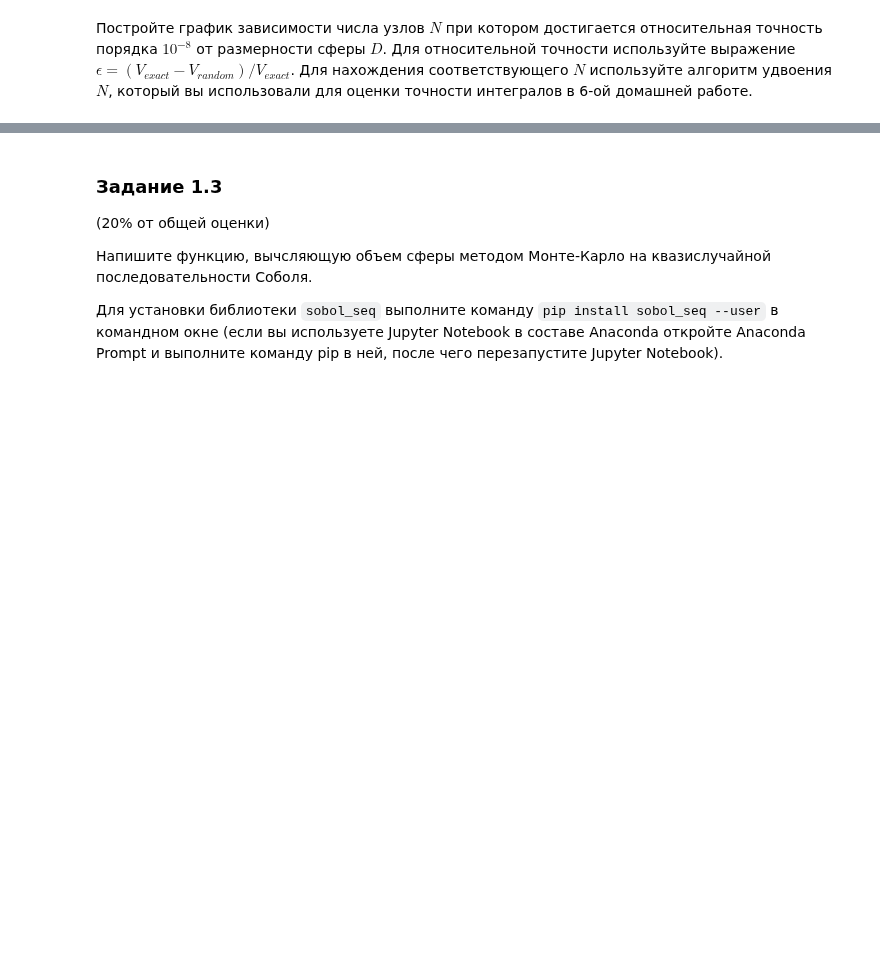
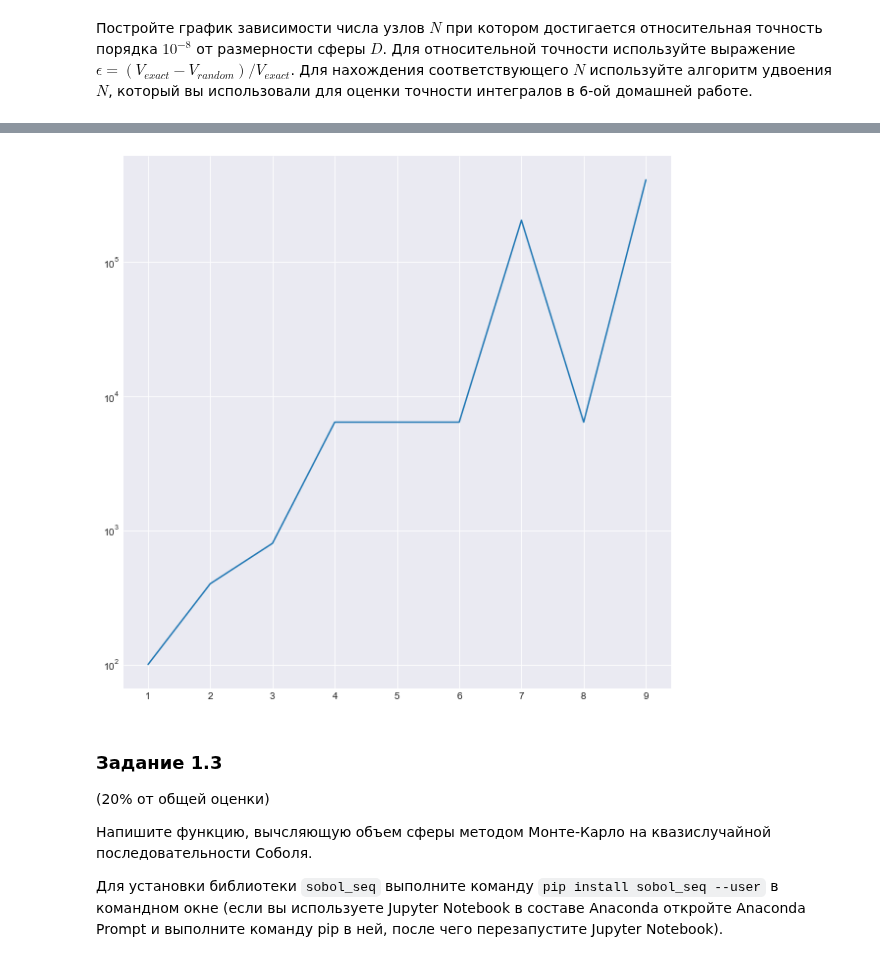
Before and after one commit to ev-br/CP2020, a Jupyter notebook: week_9_Monte-Carlo.ipynb, the cells around one changed output, grey strips where cells are left out. Saved outputs shown, nothing was run; the diff lists cells and outputs as text; code cells hidden in the pictures; blank space fills up the shorter version.

```diff
--- a/week_9_Monte-Carlo.ipynb
+++ b/week_9_Monte-Carlo.ipynb
@@ -62,7 +83,9 @@ def getSphereVolumePseudorandom(N, D, R = 1):
     Функция возвращает:
     V - float, объем сферы
     """
-    V = 1
+    randoms = np.random.uniform(low=-1, high=1, size=(D, N))
+    a = ((randoms ** 2).sum(axis=0) <= 1.)
+    V = ((2 * R) ** D) * np.sum(a) / N
     return V
 # %% [markdown]
 Постройте график зависимости числа узлов $N$ при котором достигается относительная точность порядка $10^{-8}$ от размерности сферы $D$. Для относительной точности используйте выражение $\epsilon = (V_{exact} - V_{random})/V_{exact}$. Для нахождения соответствующего $N$ используйте алгоритм удвоения $N$, который вы использовали для оценки точности интегралов в 6-ой домашней работе.
@@ -70,0 +92,15 @@ def getSphereVolumePseudorandom(N, D, R = 1):
+# %%
+def eps(V_ex, V_rand):
+    return (V_ex - V_rand) / V_ex
+# %%
+%%time
+N_array_Pseudo = []
+
+for d in tqdm(range (1, 10)):
+    N = 100
+    V_ex = getSphereVolumeExact(d)
+    V_rand = getSphereVolumePseudorandom(N, d)
+    while abs(eps(V_ex, V_rand)) >= 1e-2:
+        N *= 2
+        V_rand = getSphereVolumePseudorandom(N, d)
+    N_array_Pseudo.append(N)
@@ -71,3 +109,11 @@ def getSphereVolumePseudorandom(N, D, R = 1):
+# %%
+plt.figure(figsize=(10, 10))
+plt.plot(np.arange(1, 10), N_array_Pseudo, '-')
+plt.yscale('log')
+plt.grid()
+plt.show()
+# %% [output]
+[figure, added]
 # %% [markdown]
 ### Задание 1.3
 
```
Also changed, not shown: parts of 36 cells of this notebook, 4 other files.
